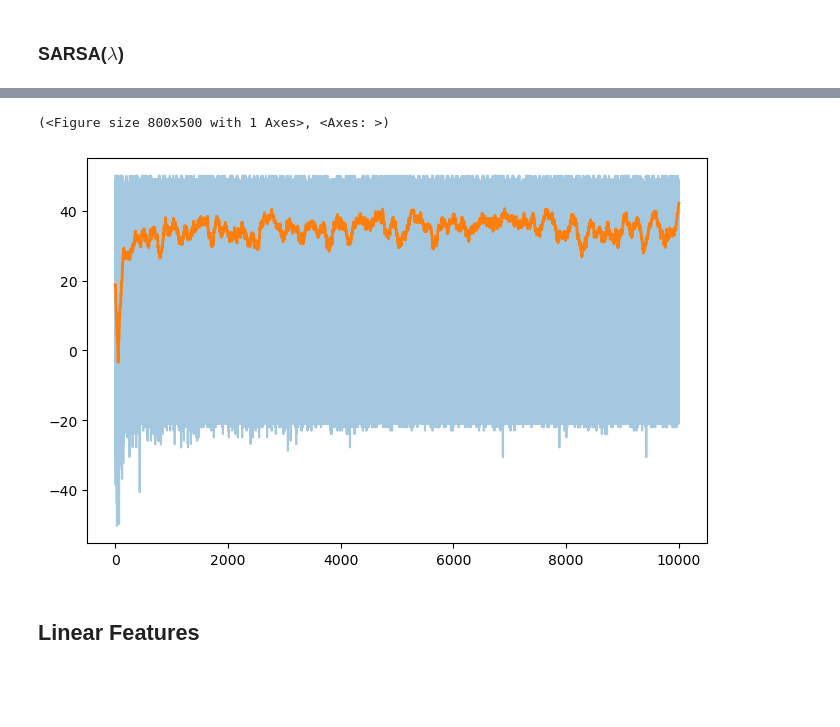
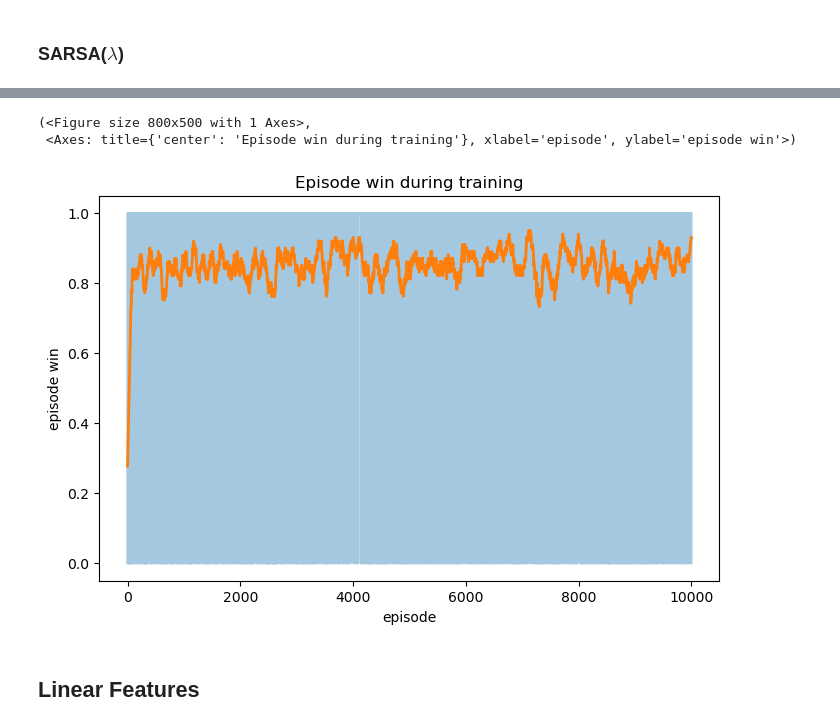
Before and after one commit to DanielGardin/MO436-Reinfocement-Learning, a Jupyter notebook: Relatório.ipynb, the cells around one changed output, grey strips where cells are left out. Cells and saved outputs as stored; diff of their text form; code cells hidden in the pictures; blank space fills up the shorter version.

```diff
--- a/Relatório.ipynb
+++ b/Relatório.ipynb
@@ -105,8 +118,6 @@ class MonteCarloControl(BaseController):
 
 
     def train(self, policy, max_episodes=1000):
-        curr_episode = 0
-
         history = {
             "cumulative reward"  : [],
             "episode error"      : [],
@@ -116,7 +127,7 @@ class MonteCarloControl(BaseController):
 
         Ntable  = defaultdict(lambda : {action: 0 for action in Actions.actions})
 
-        while curr_episode < max_episodes:
+        for _ in tqdm(range(max_episodes)):
 
             state, done = self.env.reset(random_init=True)
             cumulative_reward = 0
@@ -148,16 +159,15 @@ class MonteCarloControl(BaseController):
             history["episode length"].append(n_steps)
             history["episode win"].append(env.is_win())
 
-            curr_episode += 1
 
         return policy, history
 # %%
 monte_carlo = MonteCarloControl(
     env    = env.set_render(None),
     gamma  = 0.99,
-    N0     = 10
+    N0     = 100
 )
-mc_policy, mc_history = monte_carlo.train(EpsilonGreedyQAgent(), 10000)
+mc_policy, mc_history = monte_carlo.train(EpsilonGreedyQAgent(), 100000)
 # %%
 env.set_render('ansi')
 env.run_policy(mc_policy, 0, .5);
@@ -187,8 +199,6 @@ class QLearning(BaseController):
 
 
     def train(self, policy, max_episodes=1000):
-        curr_episode = 0
-
         history = {
             "cumulative reward"  : [],
             "episode error"      : [],
@@ -198,8 +208,7 @@ class QLearning(BaseController):
 
         Ntable = defaultdict(lambda : {action: 0 for action in Actions.actions})
 
-        while curr_episode < max_episodes:
-
+        for _ in tqdm(range(max_episodes)):
             state, done = self.env.reset(random_init=True)
             cumulative_reward = 0
             cumulative_error  = 0
@@ -234,8 +243,6 @@ class QLearning(BaseController):
             history["episode length"].append(n_steps)
             history["episode win"].append(env.is_win())
 
-            curr_episode += 1
-
         return policy, history
 # %%
 q_learning = QLearning(
@@ -273,9 +281,7 @@ class SARSA(BaseController):
         self.N0    = N0
 
 
-    def train(self, policy, max_episodes=None, tol=1e-7):
-        curr_episode = 0
-
+    def train(self, policy, max_episodes=1000):
         history = {
             "cumulative reward"  : [],
             "episode error"      : [],
@@ -285,7 +291,7 @@ class SARSA(BaseController):
 
         Ntable = defaultdict(lambda : {action: 0 for action in Actions.actions})
 
-        while curr_episode < max_episodes:
+        for _ in tqdm(range(max_episodes)):
 
             Etable  = defaultdict(lambda : {action: 0 for action in Actions.actions})
 
@@ -330,8 +336,6 @@ class SARSA(BaseController):
             history["episode length"].append(n_steps)
             history["episode win"].append(env.is_win())
 
-            curr_episode += 1
-
         return policy, history
 # %%
 sarsa = SARSA(
@@ -355,8 +359,9 @@ Score: 43
 # %%
-plot_episodes(sarsa_history["cumulative reward"], smooth=101)
+plot_episodes(sarsa_history, "episode win", smooth=101)
 # %% [output]
-(<Figure size 800x500 with 1 Axes>, <Axes: >)
+(<Figure size 800x500 with 1 Axes>,
+ <Axes: title={'center': 'Episode win during training'}, xlabel='episode', ylabel='episode win'>)
-[figure, old version]
+[figure, new version]
 # %% [markdown]
 ## Linear Features
 # %%
```
Also changed, not shown: parts of 15 cells of this notebook, 1 other file.
